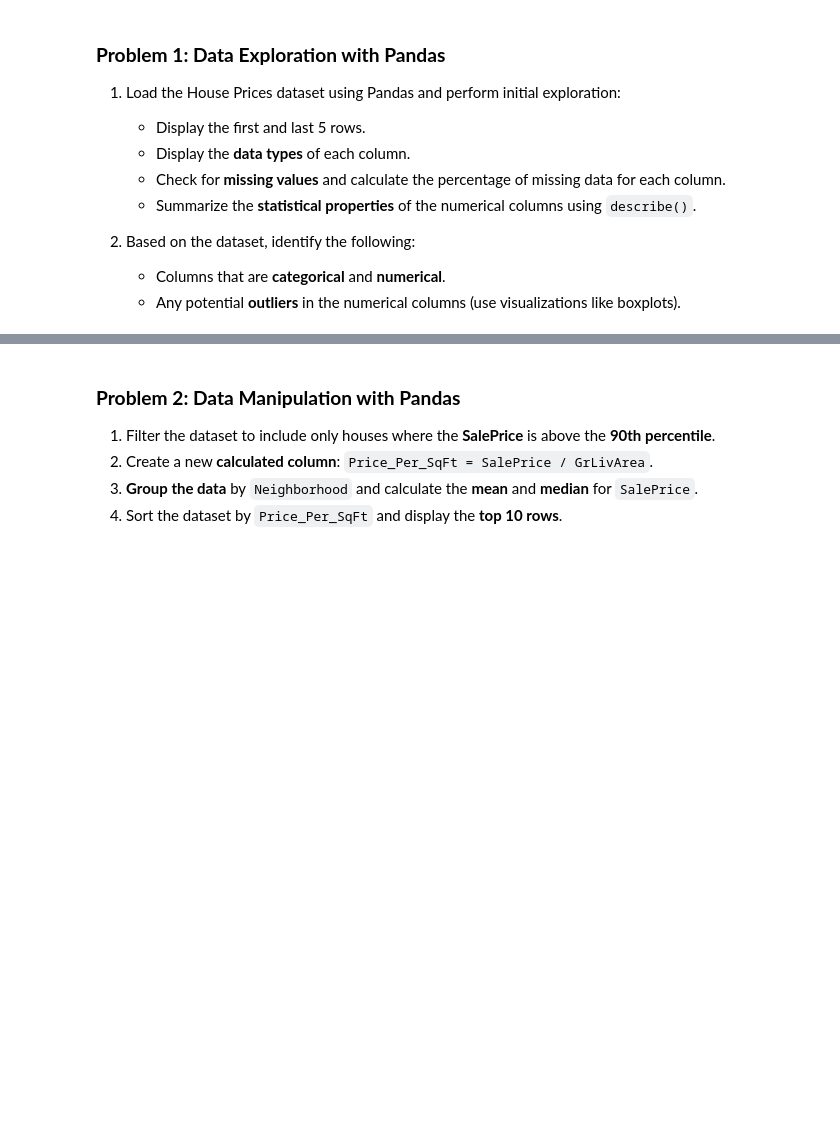
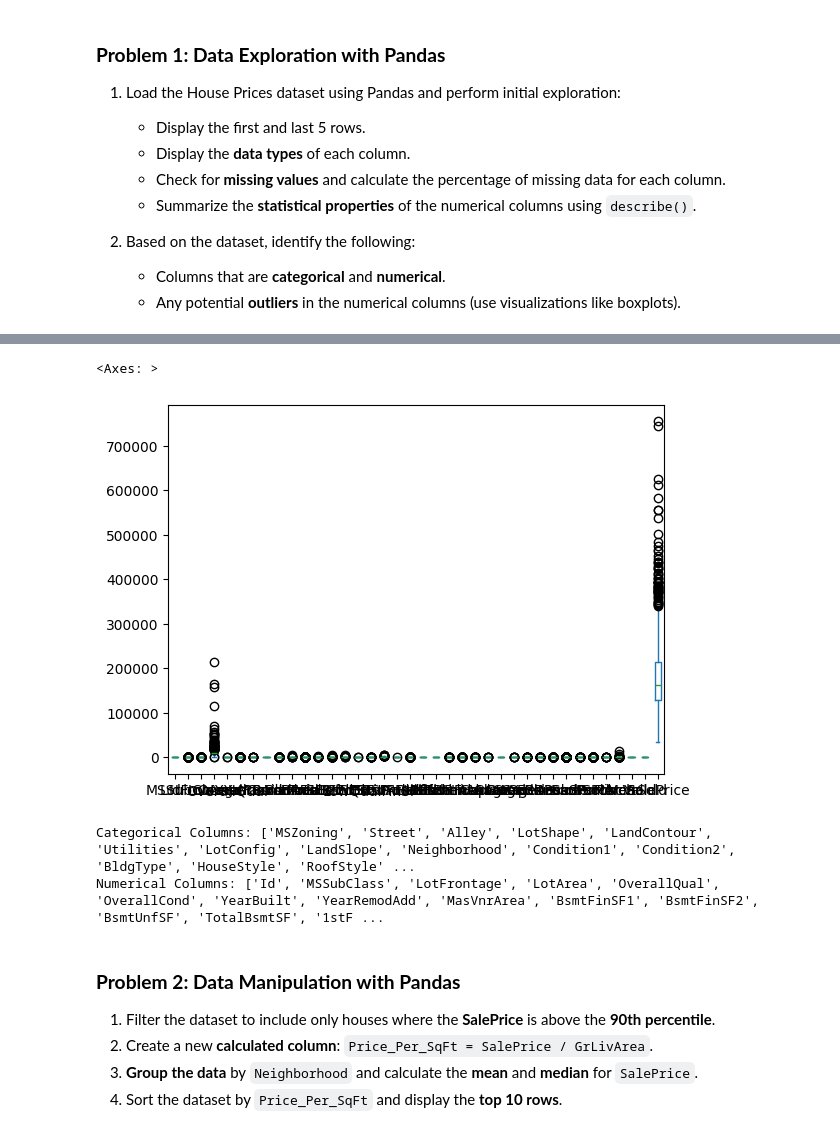
Before and after one commit to pratima55/skillDatascience, a Jupyter notebook: Assignment/Assignment-07_Feb28.ipynb, the cells around one changed output, grey strips where cells are left out. Cells and saved outputs as stored; diff of their text form; code cells hidden in the pictures; blank space fills up the shorter version.

```diff
--- a/Assignment/Assignment-07_Feb28.ipynb
+++ b/Assignment/Assignment-07_Feb28.ipynb
@@ -175,3 +224,6 @@ The dataset includes 79 explanatory variables that describe aspects of residenti
 - Use Python and Jupyter Notebook to solve the questions.
 - Ensure your code is efficient, well-commented, and follows best practices for handling missing data and outliers.
 - Use appropriate visualizations where needed and include explanations for your analysis.
+# %%
+data1 = pd.read_csv("train.csv")
+data1.head()
@@ -188,0 +318,15 @@ The dataset includes 79 explanatory variables that describe aspects of residenti
+# %%
+data1.plot.box()
+# %% [output]
+<Axes: >
+[figure, added]
+# %%
+# seperating numerical and categorical data
+categorical_cols = data1.select_dtypes(include=['object']).columns.tolist()
+numerical_cols = data1.select_dtypes(include=['int64', 'float64']).columns.tolist()
+
+print("Categorical Columns:", categorical_cols)
+print("Numerical Columns:", numerical_cols)
+# %% [output]
+Categorical Columns: ['MSZoning', 'Street', 'Alley', 'LotShape', 'LandContour', 'Utilities', 'LotConfig', 'LandSlope', 'Neighborhood', 'Condition1', 'Condition2', 'BldgType', 'HouseStyle', 'RoofStyle' ...
+Numerical Columns: ['Id', 'MSSubClass', 'LotFrontage', 'LotArea', 'OverallQual', 'OverallCond', 'YearBuilt', 'YearRemodAdd', 'MasVnrArea', 'BsmtFinSF1', 'BsmtFinSF2', 'BsmtUnfSF', 'TotalBsmtSF', '1stF ...
```
Also changed, not shown: parts of 31 cells of this notebook.
